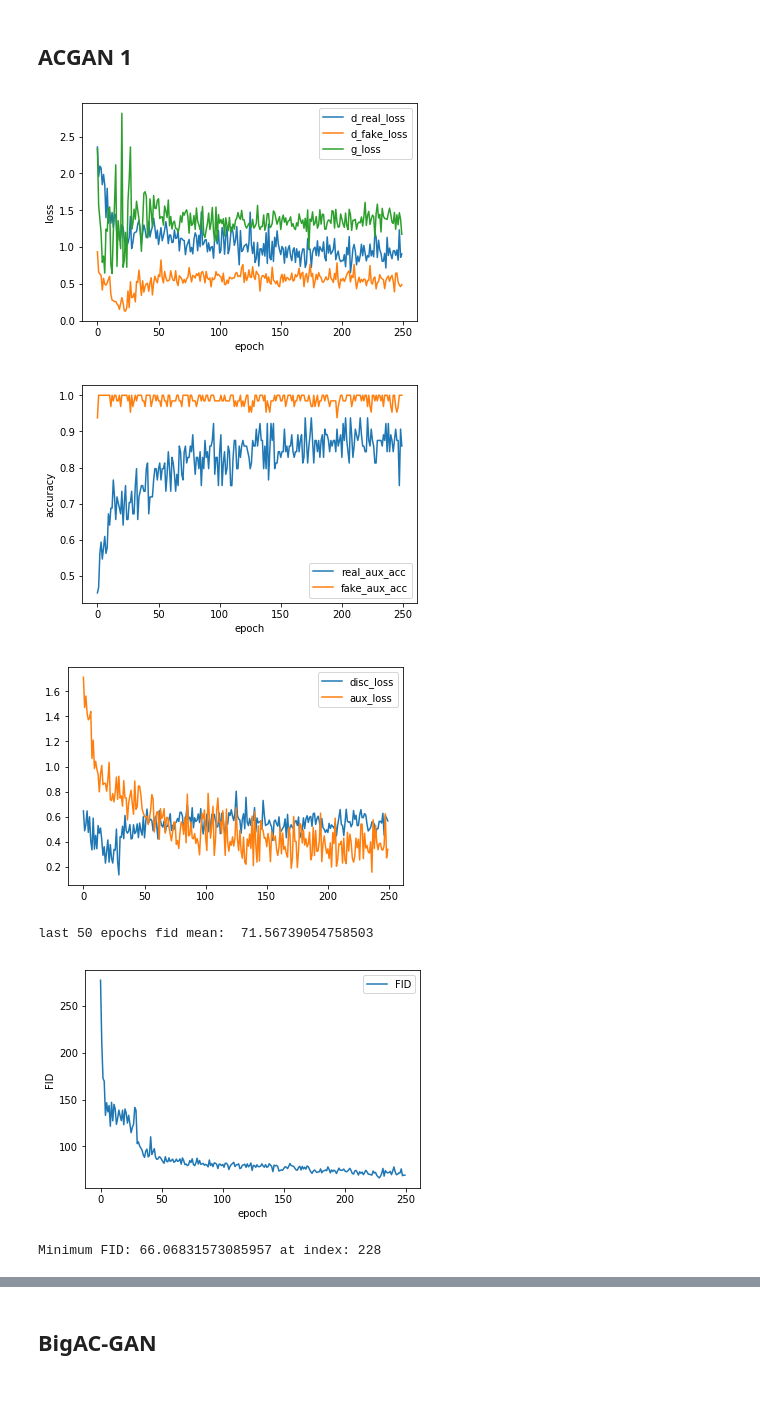
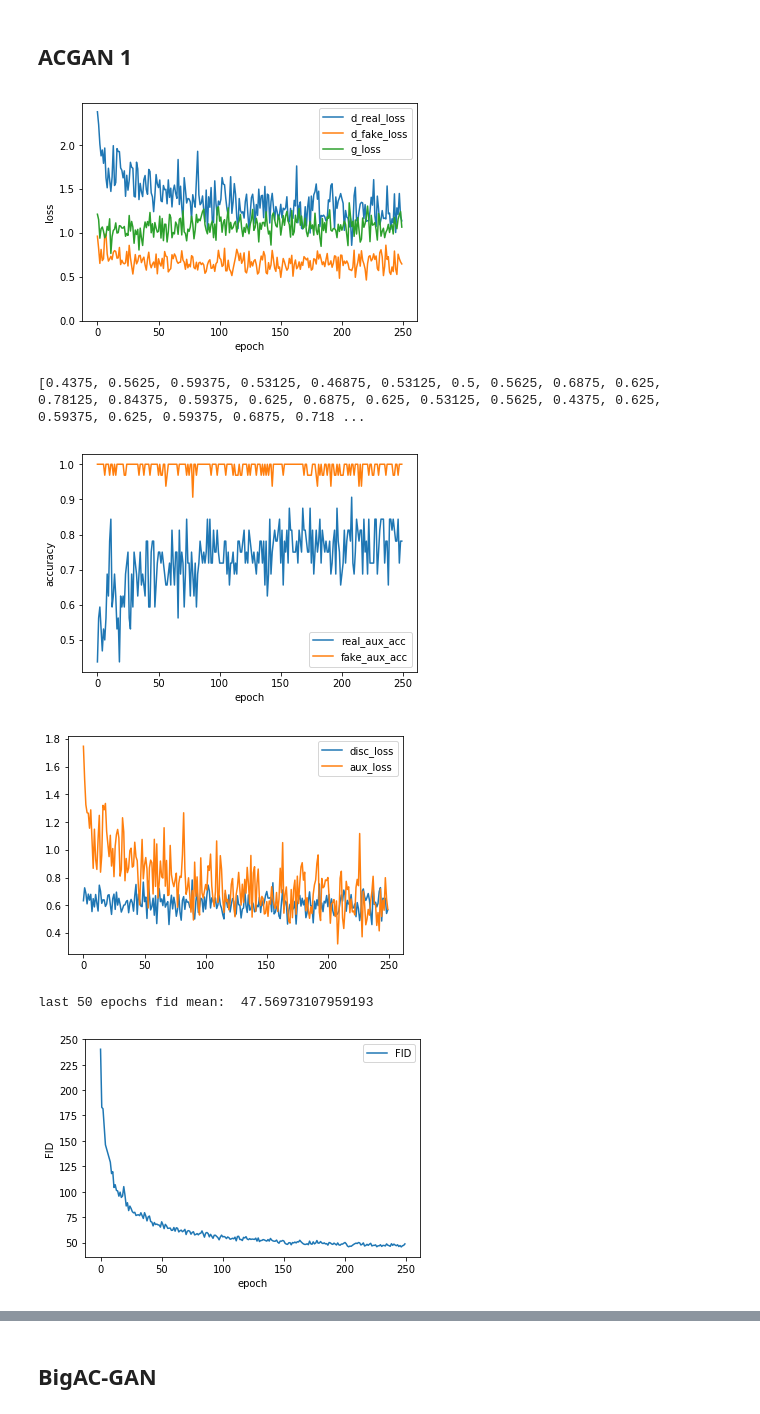
Before and after one commit to humariel/masters, a Jupyter notebook: ACGAN/Training Graphs.ipynb, the cells around one changed output, grey strips where cells are left out. Drawn from its saved outputs; the diff is of its cells as text; code cells hidden in the pictures.

```diff
--- a/ACGAN/Training Graphs.ipynb
+++ b/ACGAN/Training Graphs.ipynb
@@ -130,11 +119,11 @@ Minimum FID: 358.9081397742788 at index: 95
 # %% [markdown]
 ## ACGAN 1
 # %%
-plot_graphs('acgan-cifar10-1')
+plot_graphs('acgan-cifar10-12')
 # %% [output]
-[figure, old version]
+[figure, new version]
+[0.4375, 0.5625, 0.59375, 0.53125, 0.46875, 0.53125, 0.5, 0.5625, 0.6875, 0.625, 0.78125, 0.84375, 0.59375, 0.625, 0.6875, 0.625, 0.53125, 0.5625, 0.4375, 0.625, 0.59375, 0.625, 0.59375, 0.6875, 0.718 ...
-[figure, old version]
+[figure, new version]
-[figure, old version]
+[figure, new version]
-last 50 epochs fid mean:  71.56739054758503
+last 50 epochs fid mean:  47.56973107959193
-[figure, old version]
+[figure, new version]
-Minimum FID: 66.06831573085957 at index: 228
```
Also changed, not shown: parts of 13 cells of this notebook, 19 other files.
